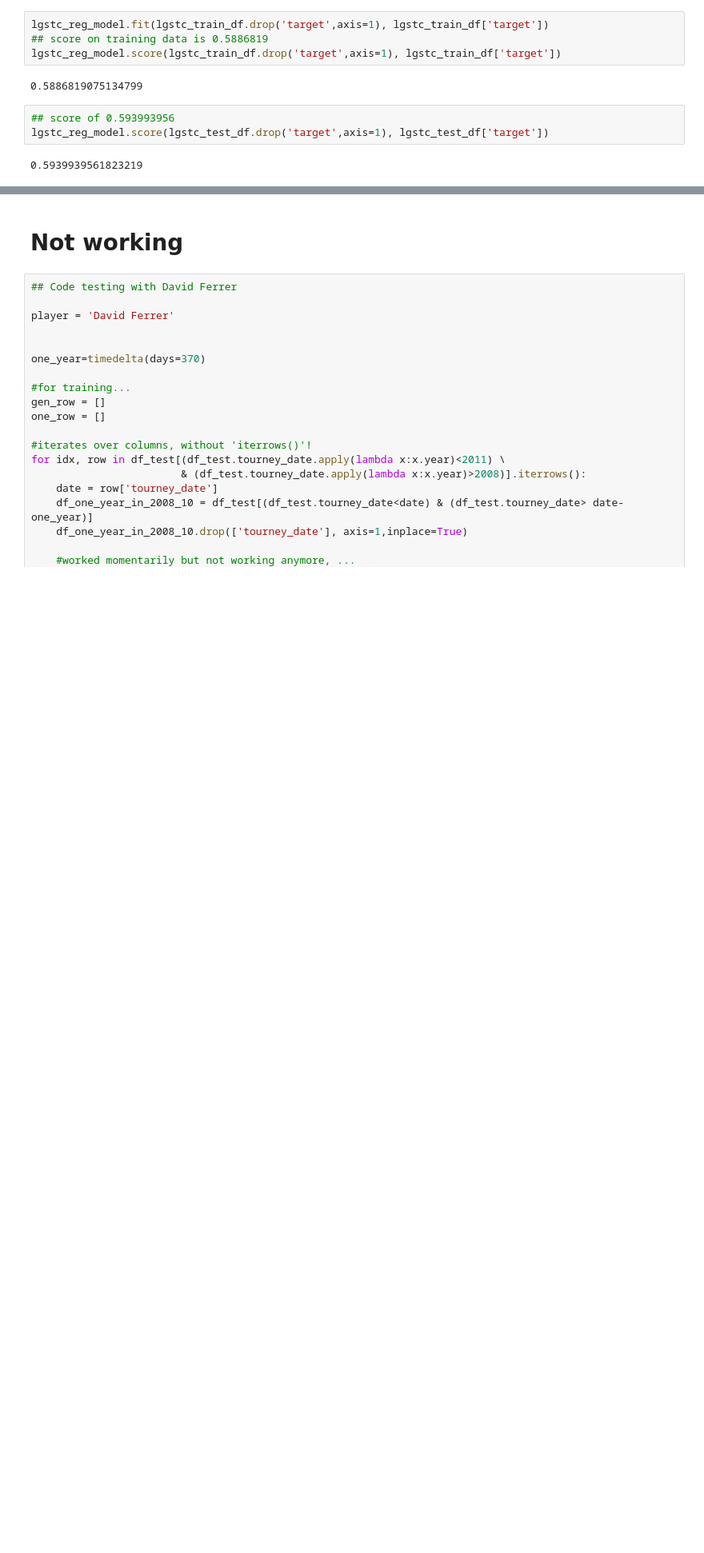
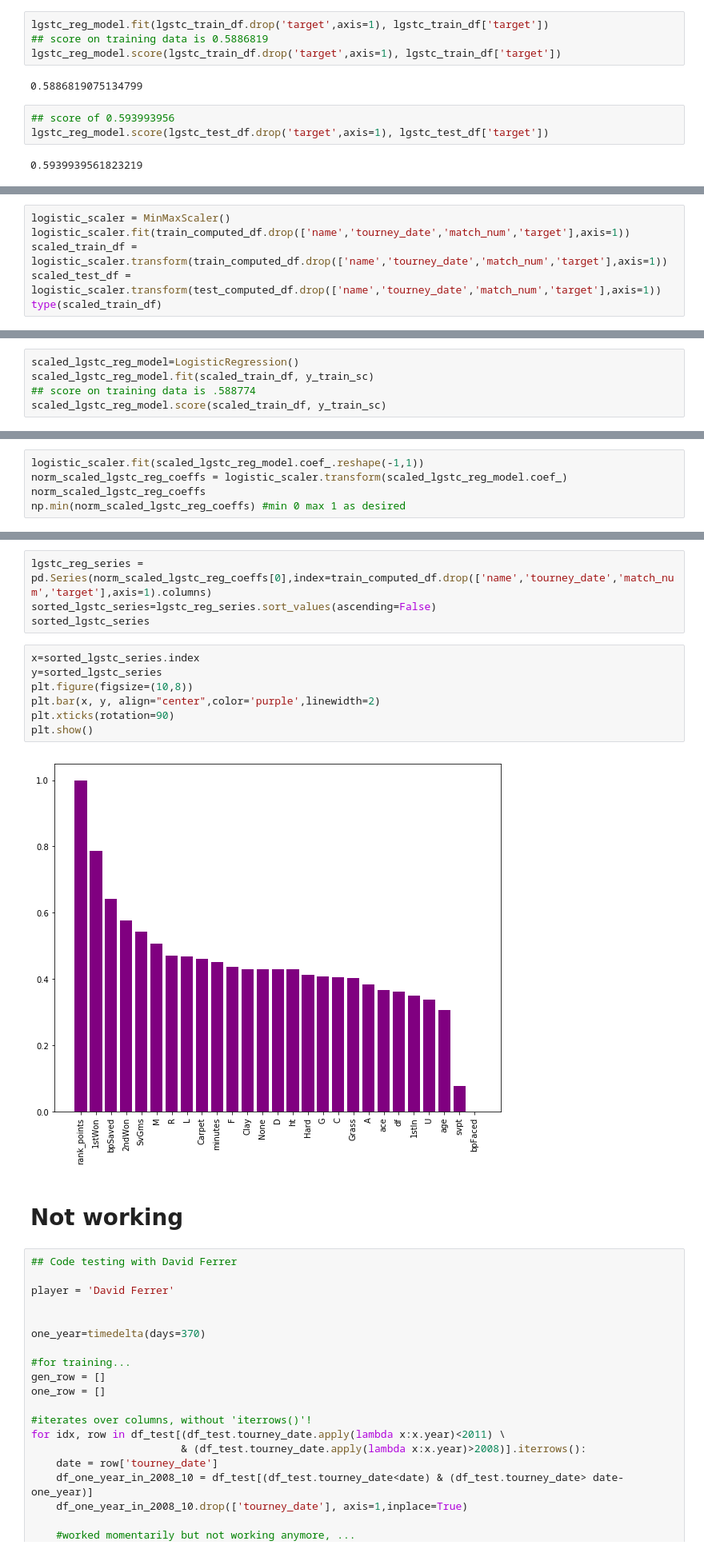
Before and after one commit to kuru0004/mens_tennis_outcomes, a Jupyter notebook: EC2_compute Logistic regression, Epicycle 1, v2.ipynb, the cells around one changed output, grey strips where cells are left out. Shown at 80% size. Cells and saved outputs as stored; diff of their text form; blank space fills up the shorter version.

Commit message:
update notebooks with feature-relevance plots

```diff
--- a/EC2_compute Logistic regression, Epicycle 1, v2.ipynb
+++ b/EC2_compute Logistic regression, Epicycle 1, v2.ipynb
@@ -632,0 +686,6 @@ lgstc_reg_model.score(lgstc_test_df.drop('target',axis=1), lgstc_test_df['target
+# %%
+logistic_scaler = MinMaxScaler()
+logistic_scaler.fit(train_computed_df.drop(['name','tourney_date','match_num','target'],axis=1))
+scaled_train_df = logistic_scaler.transform(train_computed_df.drop(['name','tourney_date','match_num','target'],axis=1))
+scaled_test_df = logistic_scaler.transform(test_computed_df.drop(['name','tourney_date','match_num','target'],axis=1))
+type(scaled_train_df)
@@ -632,0 +694,5 @@ lgstc_reg_model.score(lgstc_test_df.drop('target',axis=1), lgstc_test_df['target
+# %%
+scaled_lgstc_reg_model=LogisticRegression()
+scaled_lgstc_reg_model.fit(scaled_train_df, y_train_sc)
+## score on training data is .588774
+scaled_lgstc_reg_model.score(scaled_train_df, y_train_sc)
@@ -632,0 +718,5 @@ lgstc_reg_model.score(lgstc_test_df.drop('target',axis=1), lgstc_test_df['target
+# %%
+logistic_scaler.fit(scaled_lgstc_reg_model.coef_.reshape(-1,1))
+norm_scaled_lgstc_reg_coeffs = logistic_scaler.transform(scaled_lgstc_reg_model.coef_)
+norm_scaled_lgstc_reg_coeffs
+np.min(norm_scaled_lgstc_reg_coeffs) #min 0 max 1 as desired
@@ -633,3 +725,16 @@ lgstc_reg_model.score(lgstc_test_df.drop('target',axis=1), lgstc_test_df['target
+# %%
+lgstc_reg_series = pd.Series(norm_scaled_lgstc_reg_coeffs[0],index=train_computed_df.drop(['name','tourney_date','match_num','target'],axis=1).columns)
+sorted_lgstc_series=lgstc_reg_series.sort_values(ascending=False)
+sorted_lgstc_series
+# %%
+x=sorted_lgstc_series.index
+y=sorted_lgstc_series
+plt.figure(figsize=(10,8))
+plt.bar(x, y, align="center",color='purple',linewidth=2)
+plt.xticks(rotation=90)
+plt.show()
+# %% [output]
+[figure, added]
 # %% [markdown]
 # Not working
 # %%
```
Also changed, not shown: parts of 17 cells of this notebook, 1 other file.
